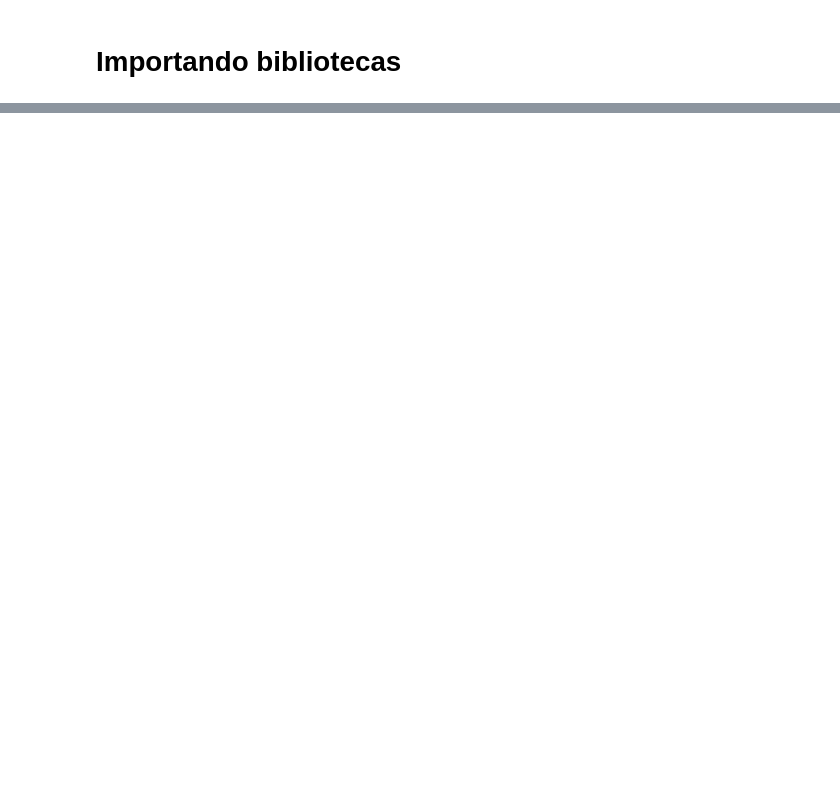
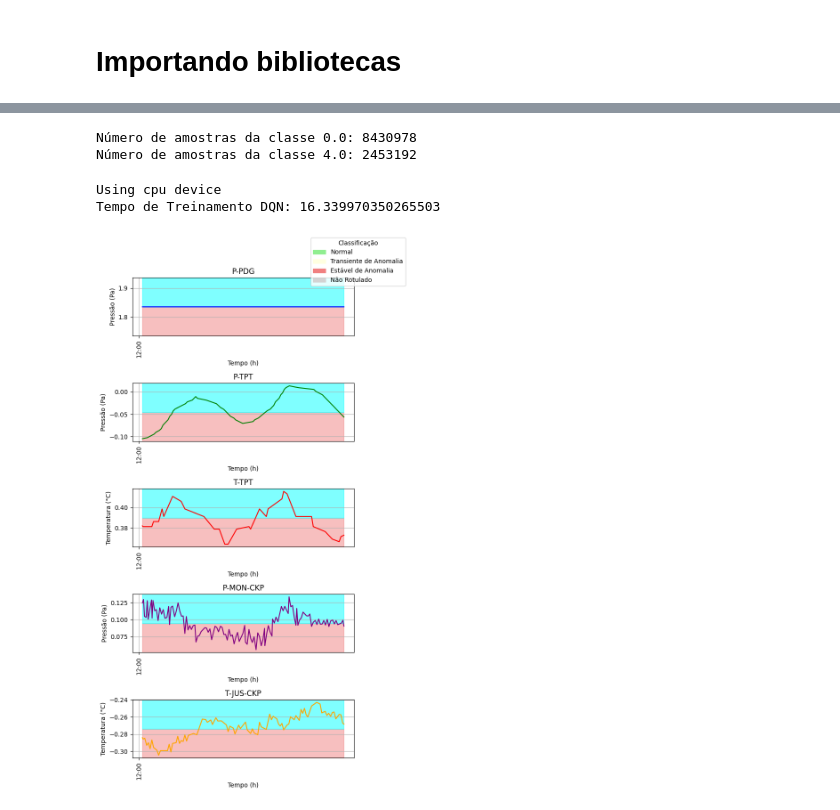
Before and after one commit to kaikecc/Reinforcement-Learning, a Jupyter notebook: src/notebook/rl_classification.ipynb, the cells around one changed output, grey strips where cells are left out. Drawn from its saved outputs; the diff is of its cells as text; code cells hidden in the pictures; blank space fills up the shorter version.

```diff
--- a/src/notebook/rl_classification.ipynb
+++ b/src/notebook/rl_classification.ipynb
@@ -480,6 +480,8 @@ if __name__ == '__main__':
 
     start_time = time.time()
     agente = Agent('src/models/dqn_env3W')
+
+    agente.env3W_dqn(dataset_train_scaled, n_envs = 5)
     print(f"Tempo de Treinamento DQN: {time.time() - start_time}")
     logging.info(f"Tempo de Treinamento DQN: {time.time() - start_time}")
 
@@ -487,9 +489,9 @@ if __name__ == '__main__':
 
     logging.info(f'Iniciando avaliação do modelo de teste DQN')
 
-    agente.env3W_dqn(dataset_train_scaled, n_envs = 5)
 
-    accuracy = agente.env3W_dqn_eval(dataset_test_scaled, n_envs = 5)
+
+    accuracy, dqn_model = agente.env3W_dqn_eval(dataset_test_scaled, n_envs = 5)
     logging.info(f'Acurácia: {accuracy}')
     logging.info(f'Fim avaliação do modelo de teste DQN')
 
@@ -510,37 +512,43 @@ if __name__ == '__main__':
     logging.info(f'Iniciando carregamento do dataset de teste')
 
     data_path = '/home/dataset_test'
-    instance_test = LoadInstances(path_dataset)
+    instance_test = LoadInstances(data_path)
 
     dataset_test = instance_test.load_instance_with_numpy(events_names, columns)
     # Escalone as features dataset_test
     logging.info(f'Fim carregamento do dataset de teste')
 
     logging.info(f'Iniciando escalonamento do dataset de teste')
     X_test = dataset_test[:, 1:-1]
     X_test_scaled = scaler.transform(X_test)
     dataset_test = np.column_stack((dataset_test[:, 0], X_test_scaled, dataset_test[:, -1]))
     logging.info(f'Fim escalonamento do dataset de teste')
 
     logging.info(f'Iniciando predição de uma instância para teste DQN')
     array_action_pred = []
     for i in range(0, len(dataset_test)):
         obs = dataset_test[i, 1:-1].astype(np.float32)
         action, _states = dqn_model.predict(obs, deterministic=True)
         array_action_pred.append(action)
 
 
     expanded_array = np.column_stack((dataset_test, array_action_pred))
     logging.info(f'Fim predição da instância de teste DQN')
 
 
     df = pd.DataFrame(expanded_array, columns = ['timestamp', 'P-PDG', 'P-TPT', 'T-TPT', 'P-MON-CKP', 'T-JUS-CKP', 'class', 'action'])
     df.set_index('timestamp', inplace=True)
     df[['P-PDG', 'P-TPT', 'T-TPT', 'P-MON-CKP', 'T-JUS-CKP']] = df[['P-PDG', 'P-TPT', 'T-TPT', 'P-MON-CKP', 'T-JUS-CKP']].astype('float32')
     df['class'] = df['class'].astype(float).astype('int16')
     df['action'] = df['action'].astype(float).astype('int16')
 
 
     explora = exploration(df)
     explora.plot_sensor(sensor_columns = ['P-PDG', 'P-TPT', 'T-TPT', 'P-MON-CKP', 'T-JUS-CKP'], _title = '{event_name} - DQN')
     logging.info(f'Concluído a execução do aprendizado por reforço')
+# %% [output]
+Número de amostras da classe 0.0: 8430978
+Número de amostras da classe 4.0: 2453192
+Using cpu device
+Tempo de Treinamento DQN: 16.339970350265503
+[figure, added]
```
Also changed, not shown: parts of 1 cell of this notebook, 8 other files.
